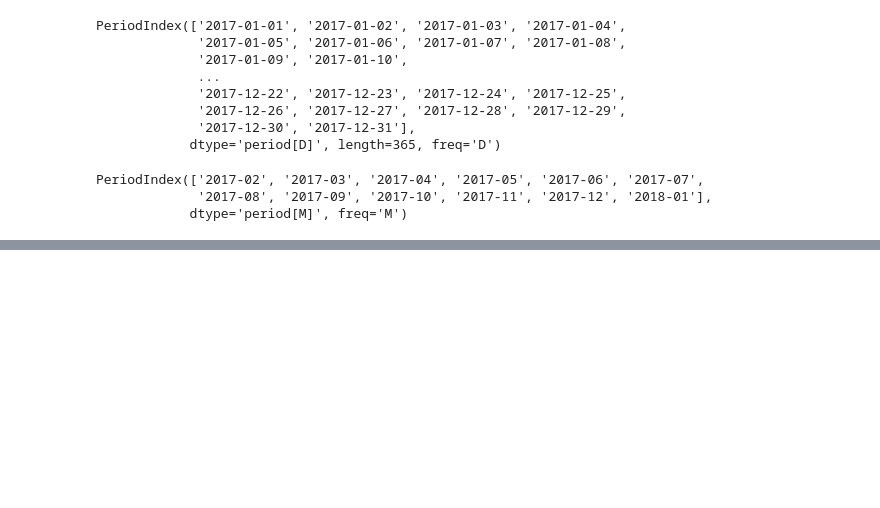
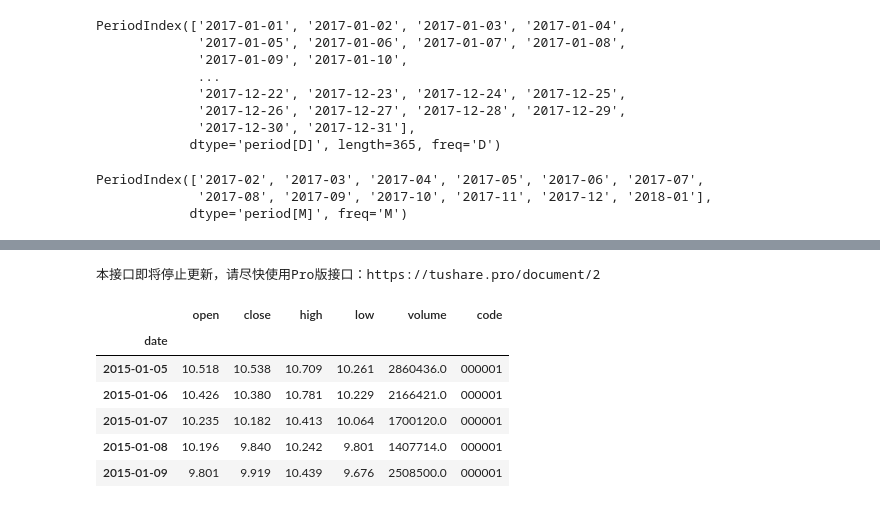
Before and after one commit to myplanB/QuantitativeTransaction, a Jupyter notebook: 21 时间序列-datetime.ipynb, the cells around one changed output, grey strips where cells are left out. Saved outputs shown, nothing was run; the diff lists cells and outputs as text; code cells hidden in the pictures; blank space fills up the shorter version.

```diff
--- a/21 时间序列-datetime.ipynb
+++ b/21 时间序列-datetime.ipynb
@@ -231 +222,18 @@ ps
 Freq: M, dtype: float64
+# %%
+# 计算收盘价百分比
+import tushare as ts
+import pandas as pd
+data = ts.get_k_data('000001','2015-01-01','2016-12-30')
+data.index = pd.to_datetime(data['date'])
+del data['date']  # 删除date列，并将date设置为索引
+data.head(5)
+# %% [output]
+本接口即将停止更新，请尽快使用Pro版接口：https://tushare.pro/document/2
+|  | open | close | high | low | volume | code |
+| date |  |  |  |  |  |  |
+| 2015-01-05 | 10.518 | 10.538 | 10.709 | 10.261 | 2860436.0 | 000001 |
+| 2015-01-06 | 10.426 | 10.380 | 10.781 | 10.229 | 2166421.0 | 000001 |
+| 2015-01-07 | 10.235 | 10.182 | 10.413 | 10.064 | 1700120.0 | 000001 |
+| 2015-01-08 | 10.196 | 9.840 | 10.242 | 9.801 | 1407714.0 | 000001 |
+| 2015-01-09 | 9.801 | 9.919 | 10.439 | 9.676 | 2508500.0 | 000001 |
```
Also changed, not shown: parts of 29 cells of this notebook, 2 other files.
